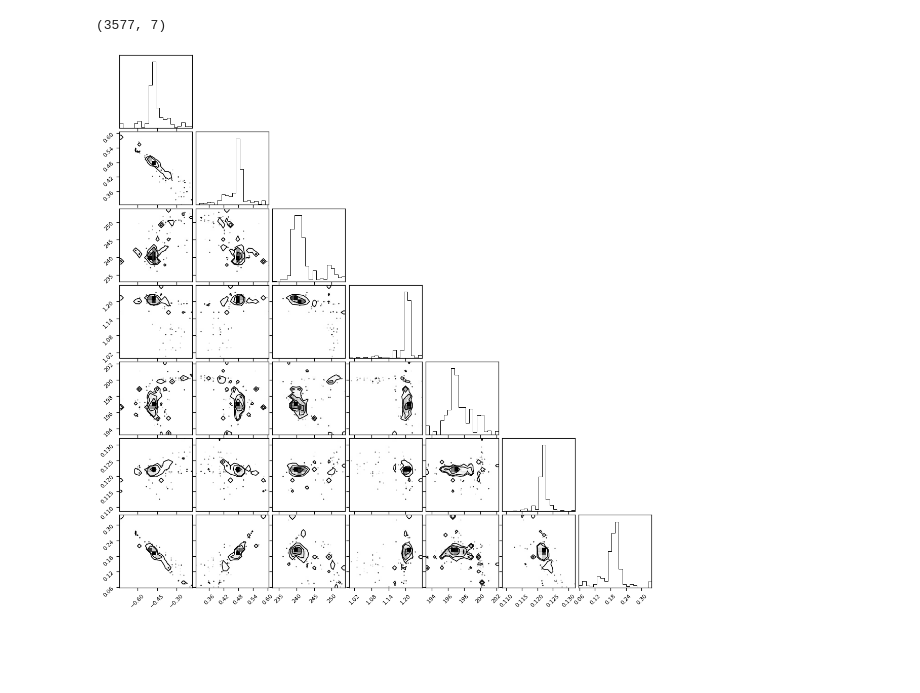
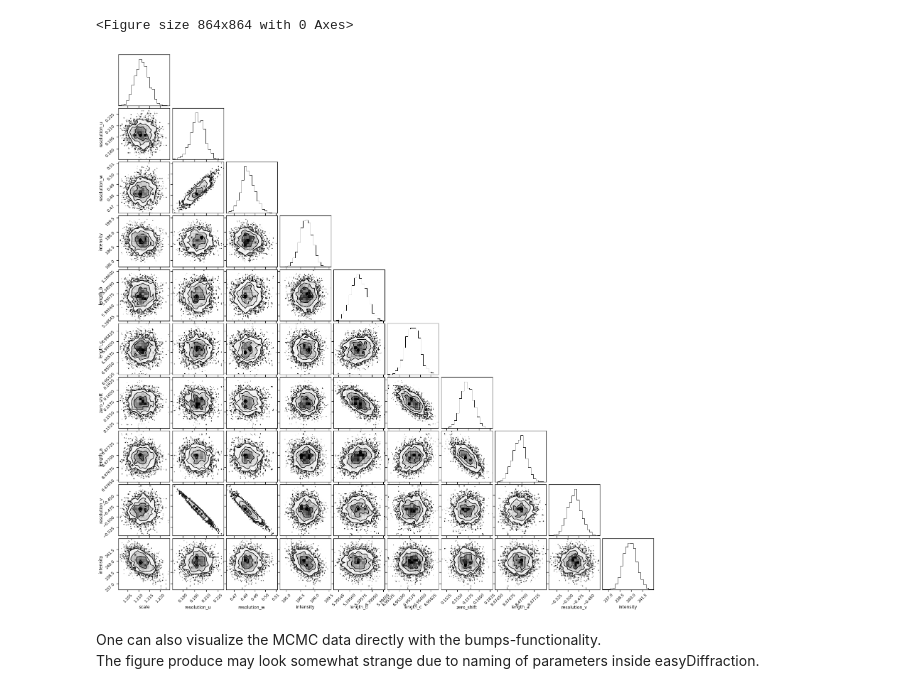
Before and after one commit to EasyScience/EasyDiffractionLibDocs, a Jupyter notebook: content/tutorials/advanced/refinement_bumps_dream.ipynb, the cells around one changed output. Drawn from its saved outputs; the diff is of its cells as text; code cells hidden in the pictures; blank space fills up the shorter version.

```diff
--- a/content/tutorials/advanced/refinement_bumps_dream.ipynb
+++ b/content/tutorials/advanced/refinement_bumps_dream.ipynb
@@ -42,10 +50,13 @@ def compute_rmse(y1, y2):
 # load cif
 cif_fname = '../datasets/neutron_powder_PbSO4/PbSO4.cif'
 phases = Phases.from_cif_file(cif_fname)
-phase = phases[0]
 
 # load diffraction data
 meas_fname = '../datasets/neutron_powder_PbSO4/D1A@ILL.xye'
 meas_x, meas_y, meas_e = np.loadtxt(meas_fname, unpack=True)
-print(meas_x.shape, meas_y.shape)
+print('Data shape:', meas_x.shape, meas_y.shape)
+
+# setup interface to CrysPy and Job
+calculator = Calculator(interface_name='CrysPy')
+job = Job(phases=phases, parameters=CWParams(), interface=calculator)
 # %% [output]
@@ -53,4 +64,0 @@ print(meas_x.shape, meas_y.shape)
-# %%
-# setup interface to CrysFML and job
-calculator = Calculator(interface_name='CrysPy')
-job = Job(phases=phases, interface=calculator)
@@ -100,0 +116,3 @@ Initial parameters
+# %%
+n_parameters = len(job.get_fit_parameters())
+print(f'Number of parameters: {n_parameters}')
@@ -124,20 +159,16 @@ print(job.get_fit_parameters())
 # %%
-# bumps-dream fit
-
 # parameters
-steps = 500
-burn = 50
+n_steps = 5000
+n_burn = 1000
 thin = 1
-pop = 1
+pop = 2
+alpha= 0.0001
 
 # weights
 weights = np.sqrt(meas_y)  # uncertainty in bumps (dy)
 
-print(meas_x.shape, meas_y.shape, weights.shape)
-
 # run
-kwargs = dict(samples=1000000, steps=steps, burn=burn, thin=thin, pop=pop, alpha=0.0001,
+kwargs = dict(samples=n_steps*pop*n_parameters, steps=n_steps, burn=n_burn, thin=thin, pop=pop, alpha=alpha,
               outliers='none', trim=False)
-
 result = fitter.fit(meas_x, meas_y, weights=weights, method='dream', **kwargs)
 # %% [output]
@@ -225,6 +302,16 @@ for i in range(samples.shape[2]):
 # %%
 import corner
-corner.corner(samples_flat);
 
-samples_flat.shape
+n_throw_away = 1000  # if we need to throw away more equilibration steps
+
+# flatten samples array
+samples = samples[:, :, :]
+print('samples shape', samples.shape)
+samples_flat = samples[n_throw_away:, :, :].reshape(-1, n_parameters)
+print('samples_flat shape', samples_flat.shape)
+
+# corner plot
+fig = plt.figure(figsize=(12, 12))
+corner.corner(samples_flat, labels=bumps_parameter_names)
+fig.tight_layout()
 # %% [output]
@@ -233,5 +320,8 @@ WARNING:root:Too few points to create valid contours
-(3577, 7)
+<Figure size 864x864 with 0 Axes>
-[figure, old version]
+[figure, new version]
+# %% [markdown]
+One can also visualize the MCMC data directly with the bumps-functionality.
+The figure produce may look somewhat strange due to naming of parameters inside easyDiffraction.
 # %%
 state.show()
 # %% [output]
```
Also changed, not shown: parts of 28 cells of this notebook, 5 other files.
